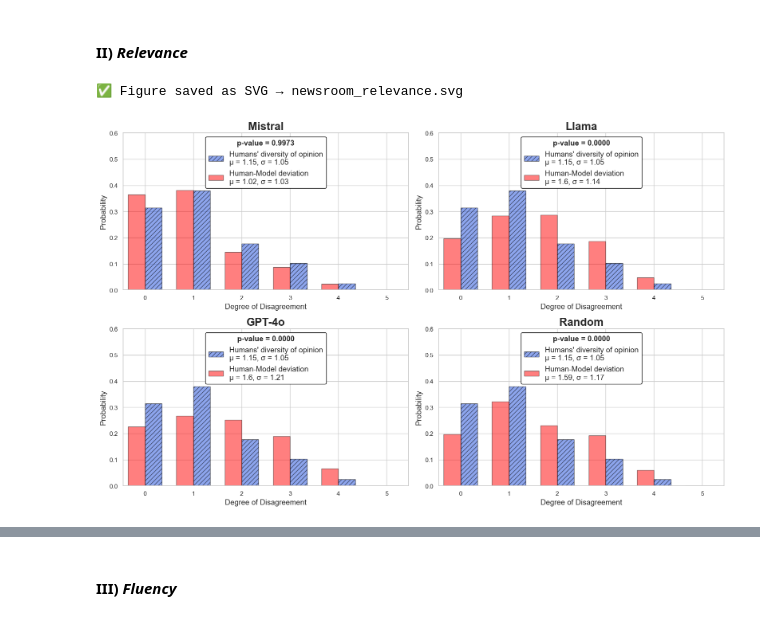
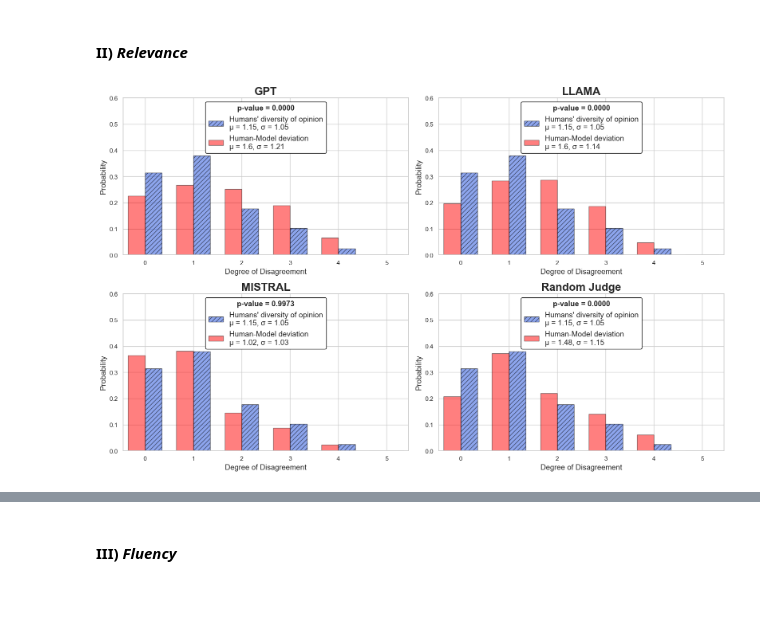
Before and after one commit to Ocean-code-1995/llm-judge-good-enough, a Jupyter notebook: newsroom/src/analysis.ipynb, the cells around one changed output, grey strips where cells are left out. Saved outputs shown, nothing was run; the diff lists cells and outputs as text; code cells hidden in the pictures.

```diff
--- a/newsroom/src/analysis.ipynb
+++ b/newsroom/src/analysis.ipynb
@@ -265,26 +265,30 @@ Informativeness_LLM_Evaluator = LLMGoodEnough(
     human_cols=human_informative_cols,
     llm_cols=llm_informative_cols,
     min_score=MIN,
-    max_score=MAX
+    max_score=MAX,
+    verbosity=0
 )
 Relevance_LLM_Evaluator       = LLMGoodEnough(
     df=df,
     human_cols=human_relevance_cols,
     llm_cols=llm_relevance_cols,
     min_score=MIN,
-    max_score=MAX
+    max_score=MAX,
+    verbosity=0
 )
 Fluency_LLM_Evaluator         = LLMGoodEnough(
     df=df,
     human_cols=human_fluency_cols,
     llm_cols=llm_fluency_cols,
     min_score=MIN,
-    max_score=MAX
+    max_score=MAX,
+    verbosity=0
 )
 Coherence_LLM_Evaluator       = LLMGoodEnough(
     df=df,
     human_cols=human_coherence_cols,
     llm_cols=llm_coherence_cols,
     min_score=MIN,
-    max_score=MAX
+    max_score=MAX,
+    verbosity=0
 )
@@ -433,23 +401,11 @@ Informativeness_LLM_Evaluator.plot_judges_grid(
 # %% [markdown]
 #### II) ***Relevance***
 # %%
-llm_human_disagreements_relevance = {
-    'Mistral': llm_human_disagreements['MISTRAL_relevance'],
-    'Llama': llm_human_disagreements['LLAMA_relevance'],
-    'GPT-4o': llm_human_disagreements['GPT_relevance'],
-    'Random': human_random_disagreements['random_relevance']
-}
-
-
-Relevance_LLM_Evaluator.plot_model_vs_human_grid(
-    model_disagreement_dict=llm_human_disagreements_relevance,
-    human_human_disagreements=human_disagreements['relevance'],
+Relevance_LLM_Evaluator.plot_judges_grid(
     bins=np.arange(0, 5 + 2),
     bar_width=0.35,
     y_lim=0.6,
-    save_path="newsroom_relevance.svg"
-
+    #save_path="newsroom_informativeness.svg"
 )
 # %% [output]
-✅ Figure saved as SVG → newsroom_relevance.svg
-[figure, old version]
+[figure, new version]
```
Also changed, not shown: parts of 10 cells of this notebook, 2 other files.
